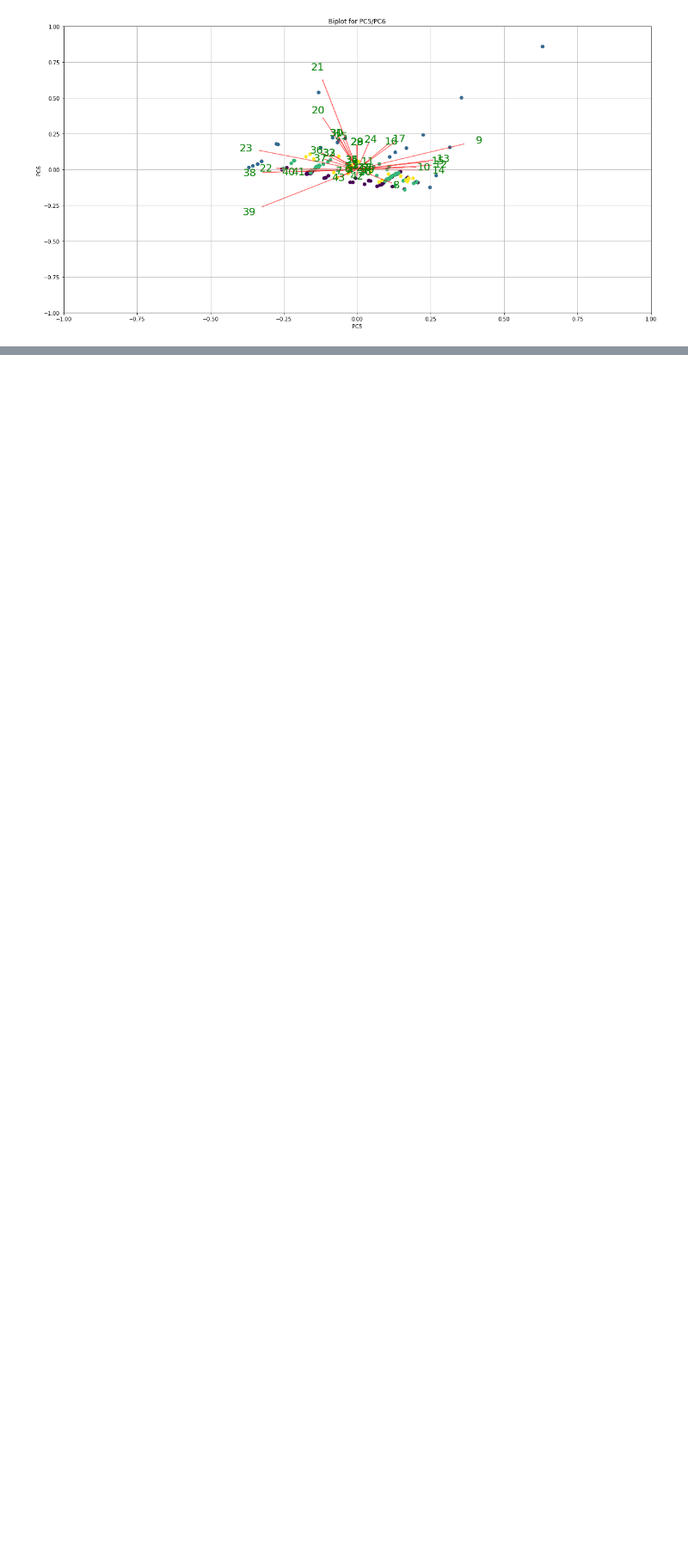
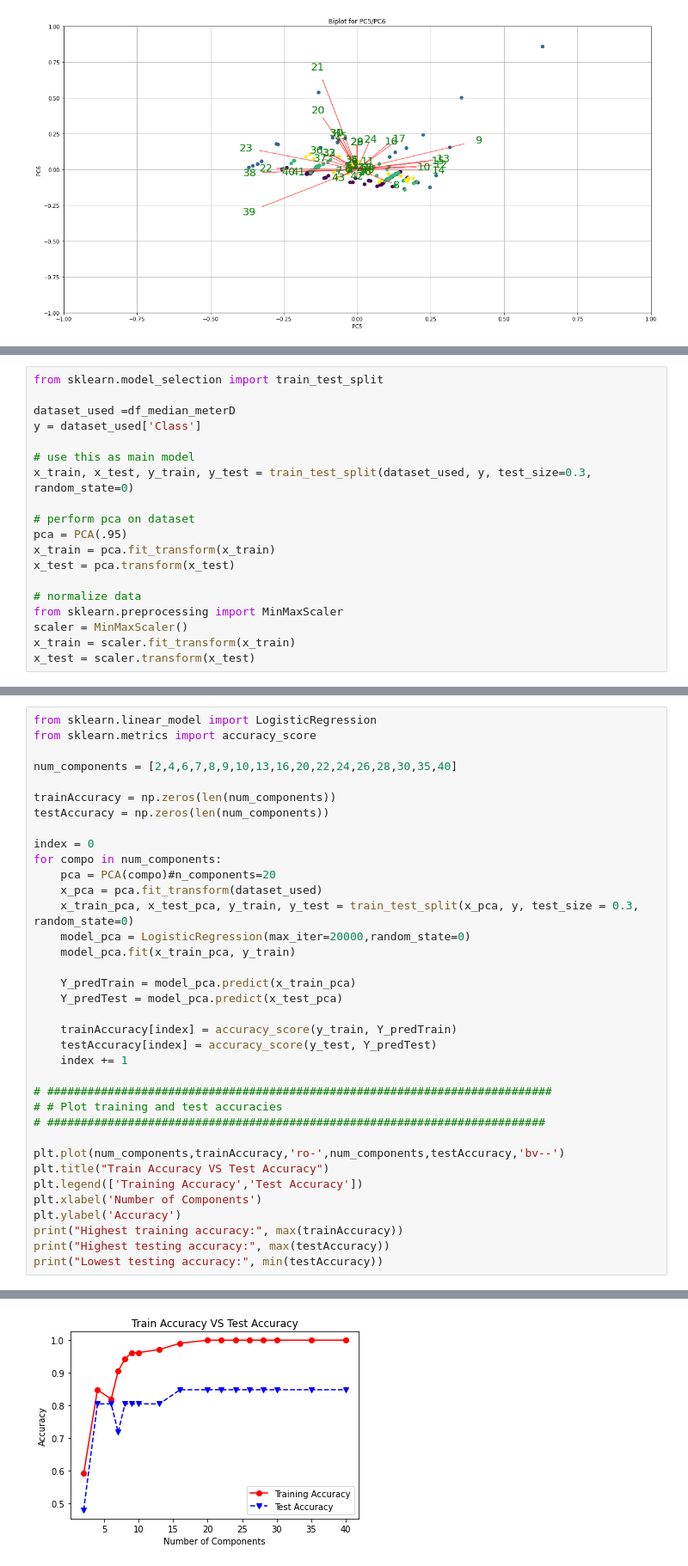
Before and after one commit to goldslime123/csc3005-DA, a Jupyter notebook: MeterD.ipynb, the cells around one changed output, grey strips where cells are left out. Shown at 86% size. Drawn from its saved outputs; the diff is of its cells as text; blank space fills up the shorter version.

```diff
--- a/MeterD.ipynb
+++ b/MeterD.ipynb
@@ -1311,0 +853,19 @@ Decide how many clustering solutions to test.
+# %%
+from sklearn.model_selection import train_test_split
+
+dataset_used =df_median_meterD
+y = dataset_used['Class']
+
+# use this as main model
+x_train, x_test, y_train, y_test = train_test_split(dataset_used, y, test_size=0.3, random_state=0)
+
+# perform pca on dataset
+pca = PCA(.95)
+x_train = pca.fit_transform(x_train)
+x_test = pca.transform(x_test)
+
+# normalize data
+from sklearn.preprocessing import MinMaxScaler
+scaler = MinMaxScaler()
+x_train = scaler.fit_transform(x_train)
+x_test = scaler.transform(x_test)
@@ -1311,0 +876,37 @@ Decide how many clustering solutions to test.
+# %%
+from sklearn.linear_model import LogisticRegression
+from sklearn.metrics import accuracy_score
+
+num_components = [2,4,6,7,8,9,10,13,16,20,22,24,26,28,30,35,40]
+
+trainAccuracy = np.zeros(len(num_components))
+testAccuracy = np.zeros(len(num_components))
+
+index = 0
+for compo in num_components:
+    pca = PCA(compo)#n_components=20
+    x_pca = pca.fit_transform(dataset_used)
+    x_train_pca, x_test_pca, y_train, y_test = train_test_split(x_pca, y, test_size = 0.3, random_state=0)
+    model_pca = LogisticRegression(max_iter=20000,random_state=0)
+    model_pca.fit(x_train_pca, y_train)
+
+    Y_predTrain = model_pca.predict(x_train_pca)
+    Y_predTest = model_pca.predict(x_test_pca)
+
+    trainAccuracy[index] = accuracy_score(y_train, Y_predTrain)
+    testAccuracy[index] = accuracy_score(y_test, Y_predTest)
+    index += 1
+
+# ###########################################################################
+# # Plot training and test accuracies
+# ##########################################################################
+
+plt.plot(num_components,trainAccuracy,'ro-',num_components,testAccuracy,'bv--')
+plt.title("Train Accuracy VS Test Accuracy")
+plt.legend(['Training Accuracy','Test Accuracy'])
+plt.xlabel('Number of Components')
+plt.ylabel('Accuracy')
+print("Highest training accuracy:", max(trainAccuracy))
+print("Highest testing accuracy:", max(testAccuracy))
+print("Lowest testing accuracy:", min(testAccuracy))
+# %% [output]
@@ -1311,0 +916 @@ Decide how many clustering solutions to test.
+[figure, added]
```
Also changed, not shown: parts of 113 cells of this notebook.
